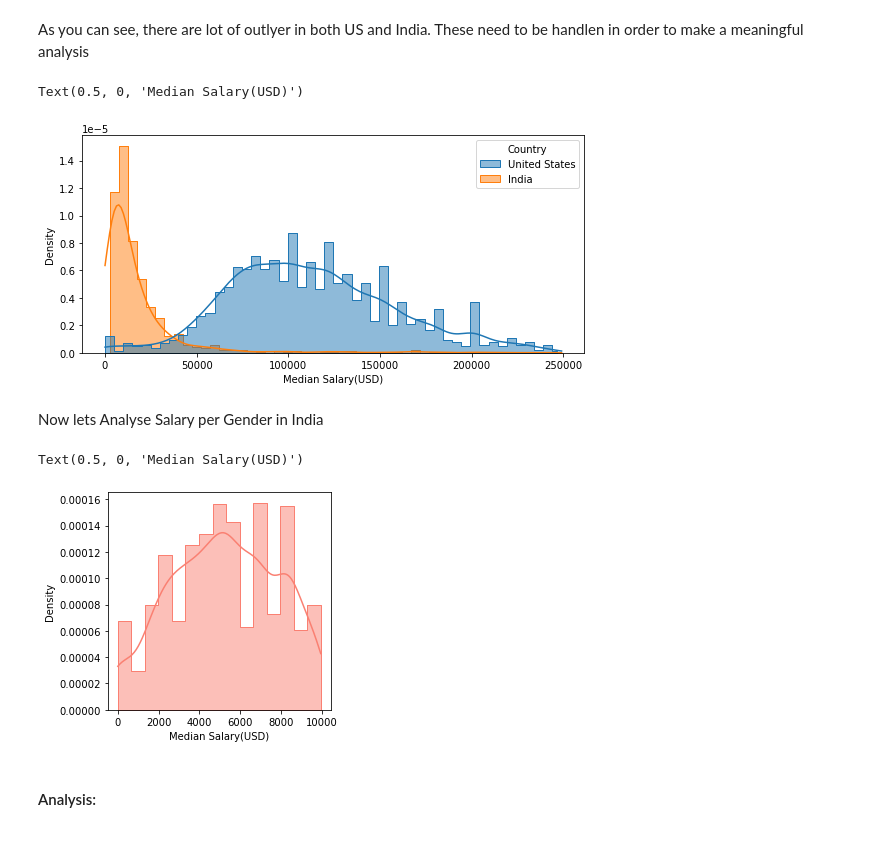
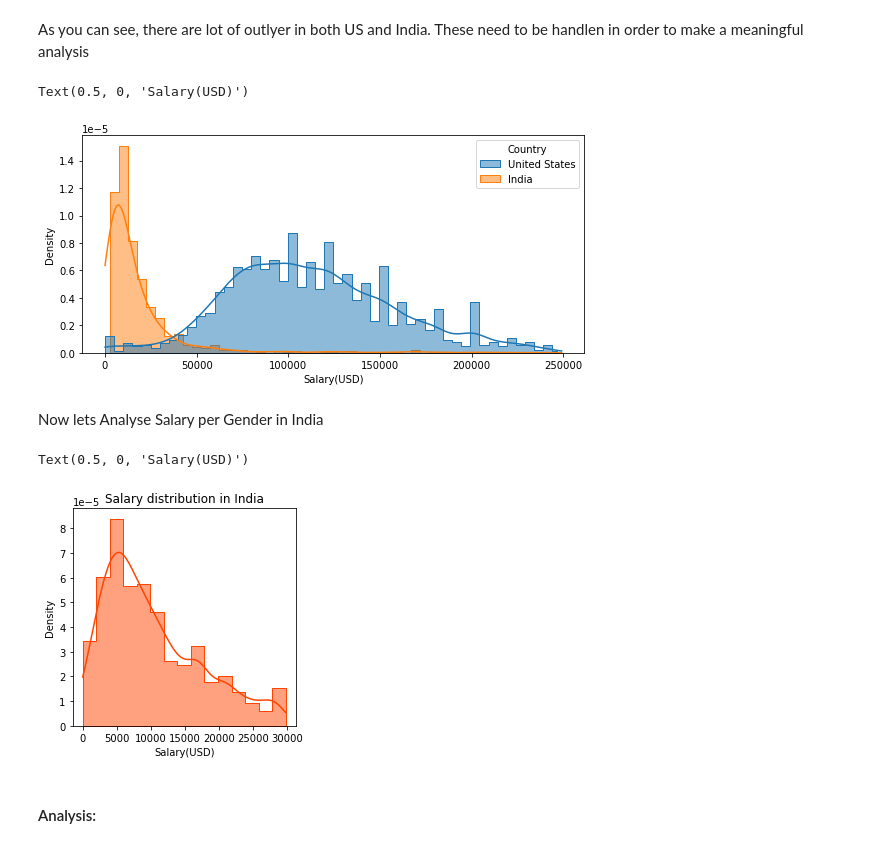
Before and after one commit to Arjunar92/StackOverflow_dev_survey, a Jupyter notebook: StackOverflow_2020_USvsIndia_Final.ipynb, the cells around one changed output. Drawn from its saved outputs; the diff is of its cells as text; code cells hidden in the pictures.

```diff
--- a/StackOverflow_2020_USvsIndia_Final.ipynb
+++ b/StackOverflow_2020_USvsIndia_Final.ipynb
@@ -318,24 +346,24 @@ sal_US_Ind_o = df_US_Ind[df_US_Ind['ConvertedComp']< 250000]
 plt.figure(figsize=[9,4])
 sal_hist = sns.histplot(data = sal_US_Ind_o, x = 'ConvertedComp', hue = 'Country', multiple = "dodge",element = 'step',
                         bins = 50, kde = True ,stat = 'density' )
-plt.xlabel("Median Salary(USD)")
+plt.xlabel("Salary(USD)")
 # %% [output]
-Text(0.5, 0, 'Median Salary(USD)')
+Text(0.5, 0, 'Salary(USD)')
-[figure, old version]
+[figure, new version]
 # %% [markdown]
 Now lets Analyse Salary per Gender in India
 # %%
 #Salary distribution in India only
 #Remove outlyer for US and plot Histogram again
 
-sal_ind = df_ind[df_ind['ConvertedComp']< 10000]
+sal_ind = df_ind[df_ind['ConvertedComp']< 30000]
 plt.figure(figsize=[4,4])
 sal_hist1 = sns.histplot(data = sal_ind, x = 'ConvertedComp',  multiple = "dodge",element = 'step',
-                        bins = 15, kde = True ,stat = 'density', color = 'salmon'  )
-plt.xlabel("Median Salary(USD)")
+                        bins = 15, kde = True ,stat = 'density', color = 'orangered'  ).set_title("Salary distribution in India")
+plt.xlabel("Salary(USD)")
 # %% [output]
-Text(0.5, 0, 'Median Salary(USD)')
+Text(0.5, 0, 'Salary(USD)')
-[figure, old version]
+[figure, new version]
 # %% [markdown]
 #### Analysis:
 # %% [markdown]
```
Also changed, not shown: parts of 13 cells of this notebook.
